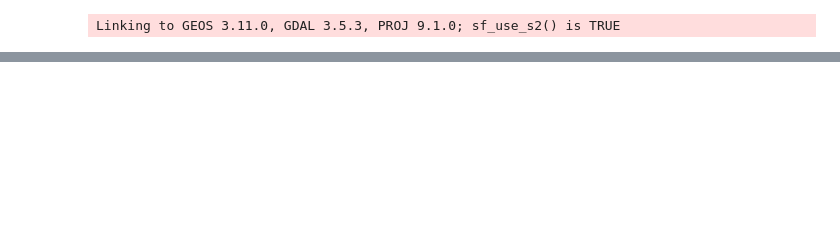
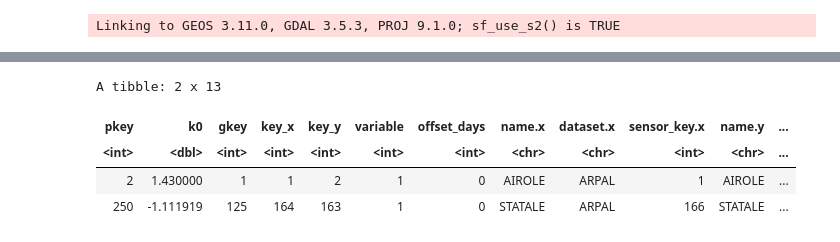
Before and after one commit to dnstudent/TesiMag, a Jupyter notebook: notebooks/integrazioni_regionali/liguria/data_merge.ipynb, the cells around one changed output, grey strips where cells are left out. Drawn from its saved outputs; the diff is of its cells as text; code cells hidden in the pictures; blank space fills up the shorter version.

```diff
--- a/notebooks/integrazioni_regionali/liguria/data_merge.ipynb
+++ b/notebooks/integrazioni_regionali/liguria/data_merge.ipynb
@@ -52,9 +49,13 @@ analysis1 |>
 source("notebooks/integrazioni_regionali/liguria/procedures/match_taggers.R")
 source("src/merging/tagging.R")
 tagged_analysis <- tag_same_series(analysis1) |>
+    tag_manual() |>
     tag_mergeable() |>
     default_logic(require_all = TRUE)
 tagged_analysis |> write_xlsx_analysis("notebooks/integrazioni_regionali/liguria/same_series_analysis.xlsx", starts_with("user_code"), starts_with("sensor_id"), starts_with("tag_"))
 # %%
 source("src/merging/combining.R")
-gs <- series_groups(tagged_analysis, metas, tag_same_series, group_by_component, FALSE)
+m <- collect(metas)
+gs <- series_groups(tagged_analysis, m, data, tag_same_series, group_by_component, FALSE)
+ranked_series_groups <- rank_series_groups(gs$table, m, c("ARPAL", "SCIA"), desc(dataset), desc(sensor_last))
+merged <- dynamic_merge(data, ranked_series_groups, tagged_analysis, rejection_threshold = 0.8)
@@ -155,0 +62,12 @@ merged_series <- merged_series |> left_join(sources, by = "gkey")
+# %%
+merge_rejections <- incompatible_merges(data, ranked_series_groups, tagged_analysis, cycles = 2L, rejection_threshold = 0.8)
+# %%
+merge_rejections |>
+    left_join(m |> select(key, name, dataset, sensor_key), by = c("key_x" = "key")) |>
+    left_join(m |> select(key, name, dataset, sensor_key), by = c("key_y" = "key"))
+# %% [output]
+A tibble: 2 x 13
+| pkey | k0 | gkey | key_x | key_y | variable | offset_days | name.x | dataset.x | sensor_key.x | name.y | ... |
+| <int> | <dbl> | <int> | <int> | <int> | <int> | <int> | <chr> | <chr> | <int> | <chr> | ... |
+| 2 | 1.430000 | 1 | 1 | 2 | 1 | 0 | AIROLE | ARPAL | 1 | AIROLE | ... |
+| 250 | -1.111919 | 125 | 164 | 163 | 1 | 0 | STATALE | ARPAL | 166 | STATALE | ... |
```
Also changed, not shown: parts of 20 cells of this notebook, 5 other files.
